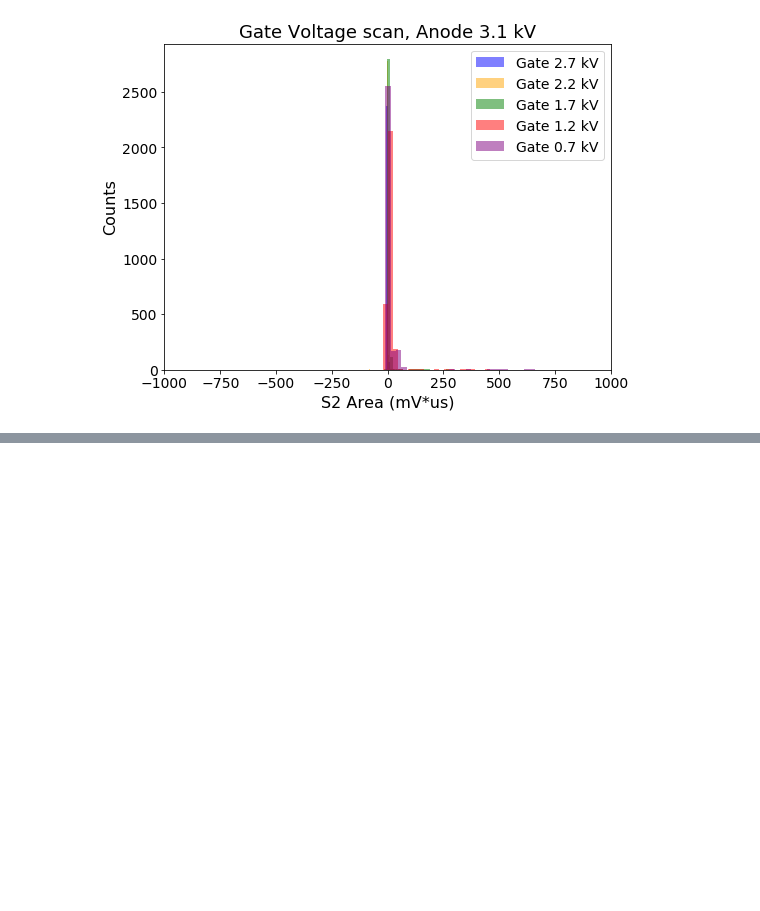
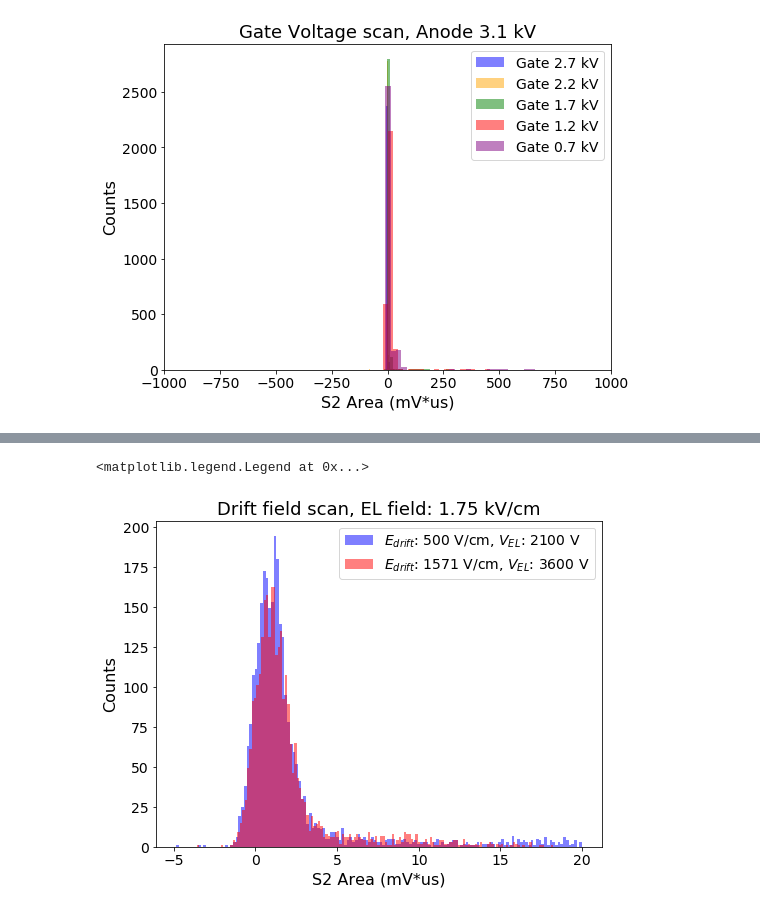
Before and after one commit to proscrite/RaTag, a Jupyter notebook: notebooks/VoltageScan_Analysis_S2_PC.ipynb, the cells around one changed output, grey strips where cells are left out. Drawn from its saved outputs; the diff is of its cells as text; code cells hidden in the pictures; blank space fills up the shorter version.

```diff
--- a/notebooks/S2_spectrum_PC.ipynb
+++ b/notebooks/VoltageScan_Analysis_S2_PC.ipynb
@@ -241,0 +322,13 @@ plt.legend()
+# %%
+plt.figure(figsize=(8, 6))
+for v, color in zip([(2100, 700), (3600, 2200)],
+                              ['blue', 'red']):
+    plt.hist(s2_areas_cuts[v], bins=150,
+             label=f"$E_{{drift}}$: {round(v[1]/1.4)} V/cm, $V_{{EL}}$: {v[0]} V",
+             alpha=0.5, color=color)
+
+plt.gca().set(xlabel='S2 Area (mV*us)', ylabel='Counts', title='Drift field scan, EL field: 1.75 kV/cm')
+plt.legend()
+# %% [output]
+<matplotlib.legend.Legend at 0x...>
+[figure, added]
```
Also changed, not shown: parts of 11 cells of this notebook, 3 other files.
